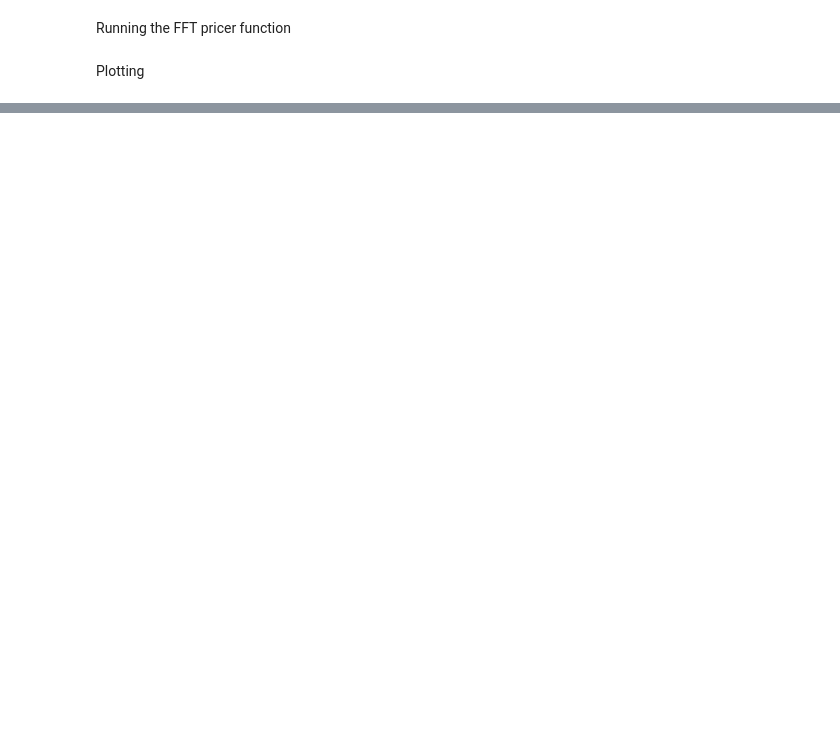
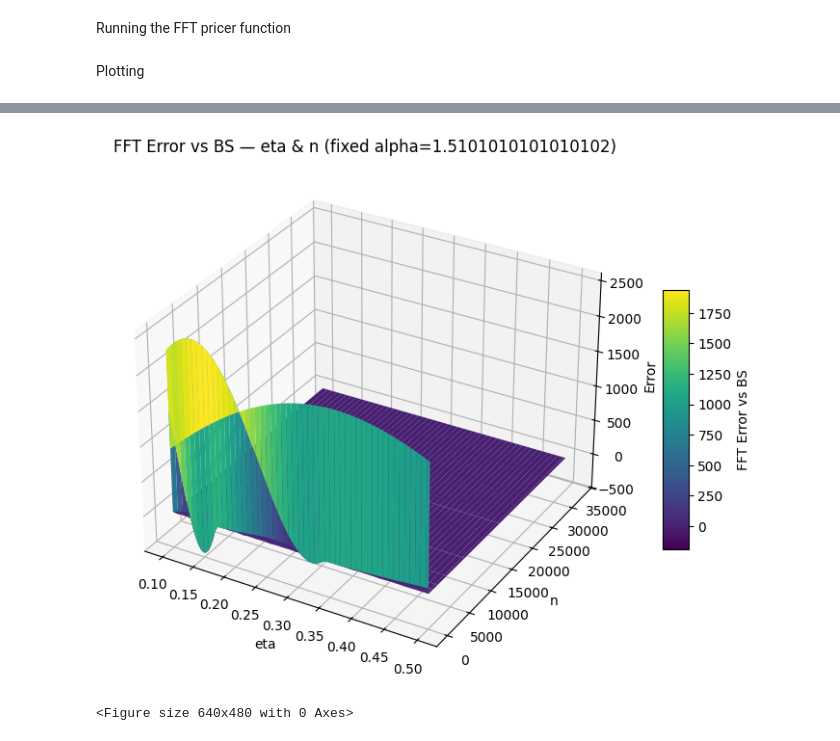
Before and after one commit to blackswan-quants/FourierOptionPricing, a Jupyter notebook: numerical_and_performance_validation.ipynb, the cells around one changed output, grey strips where cells are left out. Drawn from its saved outputs; the diff is of its cells as text; code cells hidden in the pictures; blank space fills up the shorter version.

```diff
--- a/numerical_and_performance_validation.ipynb
+++ b/numerical_and_performance_validation.ipynb
@@ -197,2 +209,5 @@ plot_error_surface(exp_df, 'alpha', 'n', 'eta', 0.5, 'surface3d')
 # %%
-plot_error_surface(exp_df, 'eta', 'n', 'alpha', 1.5, 'surface3d')
+plot_error_surface(exp_df, 'eta', 'n', 'alpha', alpha_grid[50], 'surface3d')
+# %% [output]
+[figure, added]
+<Figure size 640x480 with 0 Axes>
```
Also changed, not shown: parts of 6 cells of this notebook, 4 other files.
